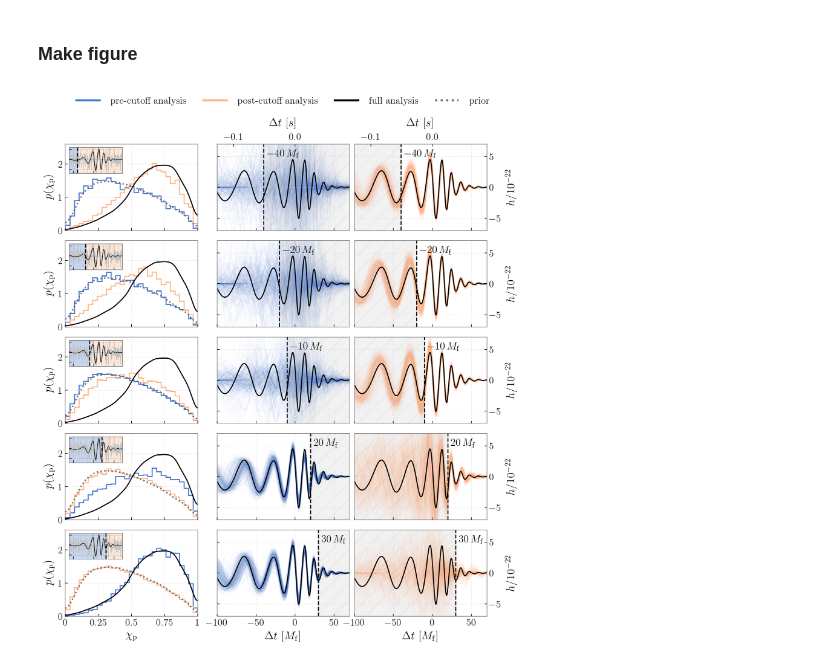
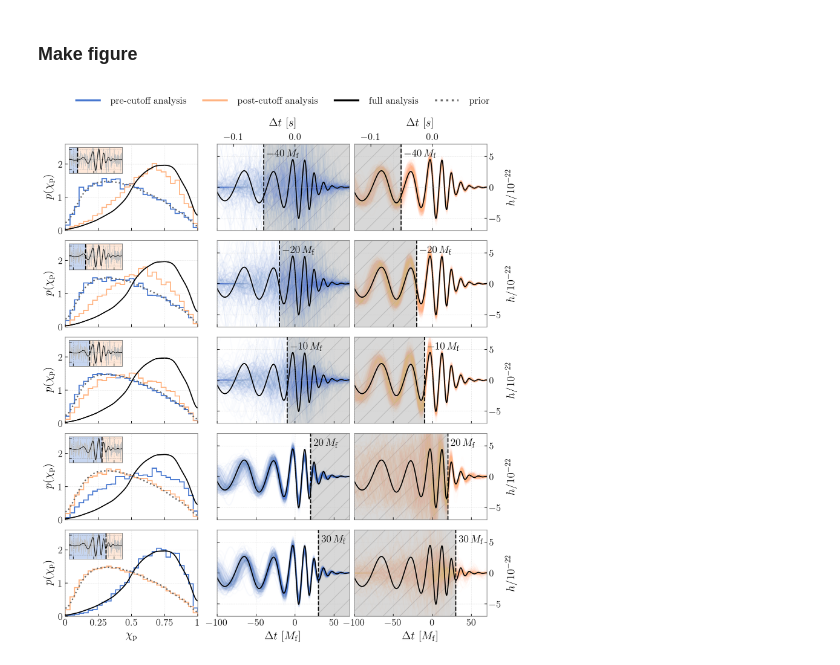
Before and after one commit to simonajmiller/gw190521-timedomain-release, a Jupyter notebook: figures/figure_01.ipynb, the cells around one changed output. Saved outputs shown, nothing was run; the diff lists cells and outputs as text; code cells hidden in the pictures.

```diff
--- a/figures/figure_01.ipynb
+++ b/figures/figure_01.ipynb
@@ -182,7 +182,7 @@ for j,tc in enumerate(tc_floats):
         # Plot reconstructions before/after the cutoff
         n_reconstruction_to_plot = 300
         alpha_reconstruct = 0.02
-        shading_kws = dict(hatch='/',  alpha=0.1, color='gray')
+        shading_kws = dict(hatch='/',  alpha=0.3, color='gray')
         if k==1:
             try:
                 reconstructions = np.asarray(reconstruction_dict[f'insp {tc_str}']['h'])
@@ -270,31 +270,31 @@ for j,tc in enumerate(tc_floats):
     axin.axvspan(tc, x_lims[-1], color=cp2[1], alpha=0.3, zorder=0)
     axin.axvspan(x_lims[0], tc, color=cp[0], alpha=0.3, zorder=0)
     axin.set_xlim(-60, 70)
     axin.set_ylim(-3.5, 3)
     axin.set_xticklabels([])
     axin.set_yticklabels([])
 
 for ax in axes:
     for a in ax:
         x0, y0, x1, y1 = a.get_position().bounds
         a.set_position([x0, y0, x1, y1+0.05/n_to_plot])
 
 # Legend
 handles = [
     Line2D([], [], color=cp[0], label='pre-cutoff analysis'),
     Line2D([], [], color=cp2[1], label='post-cutoff analysis'),
     Line2D([], [], color='k', label='full analysis'),
     Line2D([], [], **prior_kws, label='prior')
 ]
 leg = axes[0][2].legend(
     handles=handles,
     bbox_to_anchor=(-2.15, 1.4, 3.2, .102), loc='lower left', ncols=4,
     mode="expand", borderaxespad=0., frameon=False, fontsize=14, handlelength=3
 )
 for i, h in enumerate(handles):
     leg.get_lines()[i].set_linewidth(3)
 
 plt.savefig('figure_01.pdf', bbox_inches='tight')
 plt.show()
 # %% [output]
-[figure, old version]
+[figure, new version]
```
Also changed, not shown: parts of 1 cell of this notebook, 25 other files.
